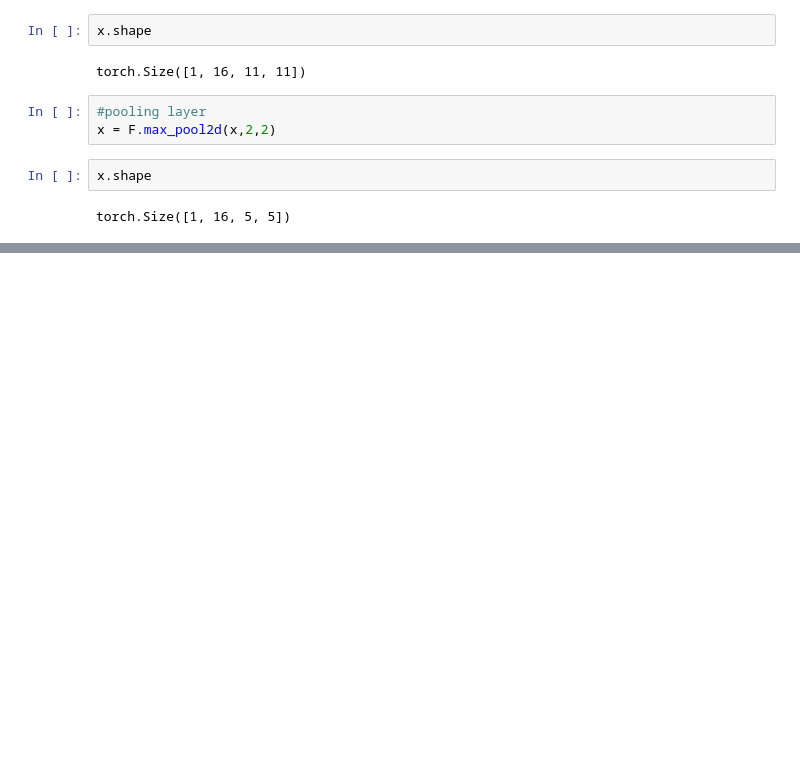
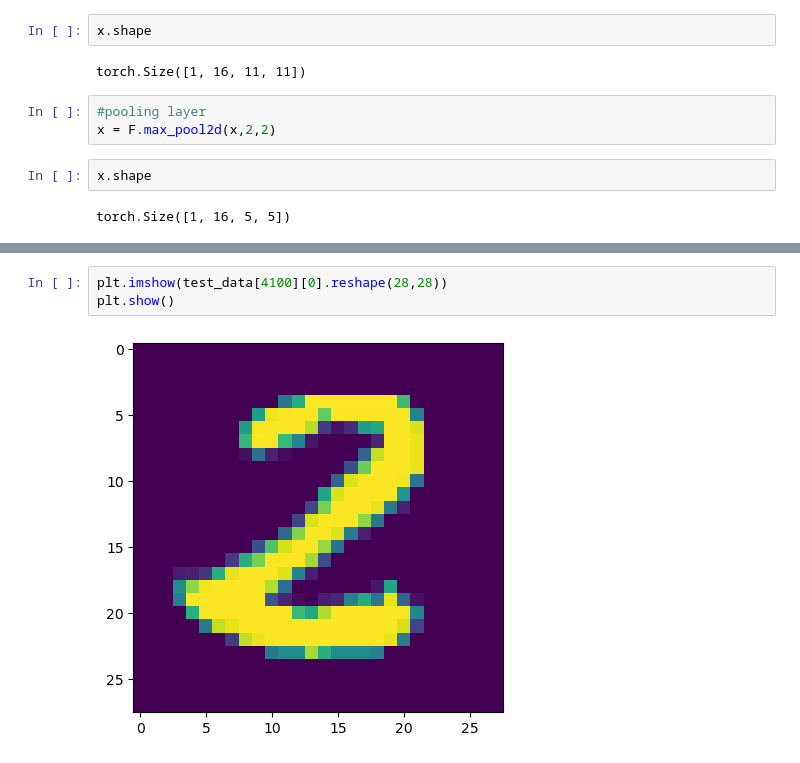
Before and after one commit to aldoSN003/pytorch, a Jupyter notebook: pytorch/Convolutional Neural Network.ipynb, the cells around one changed output, grey strips where cells are left out. Cells and saved outputs as stored; diff of their text form; blank space fills up the shorter version.

```diff
--- a/pytorch/Convolutional Neural Network.ipynb
+++ b/pytorch/Convolutional Neural Network.ipynb
@@ -164,0 +365,5 @@ class CNN(nn.Module):
+# %%
+plt.imshow(test_data[4100][0].reshape(28,28))
+plt.show()
+# %% [output]
+[figure, added]
```
Also changed, not shown: parts of 23 cells of this notebook, 1 other file.
